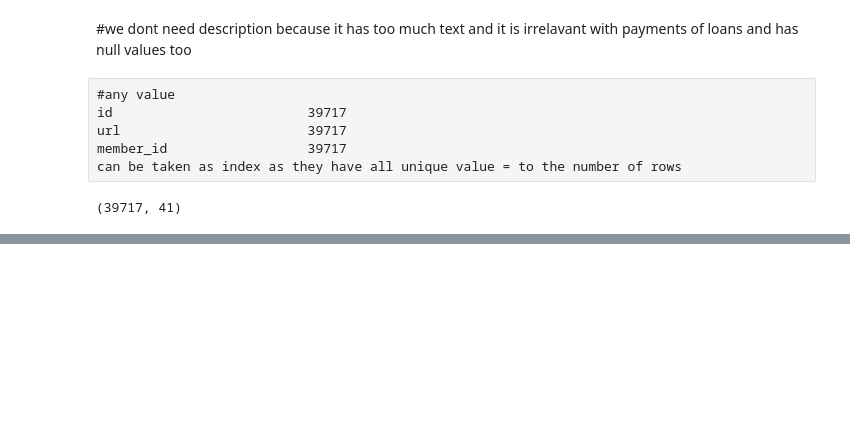
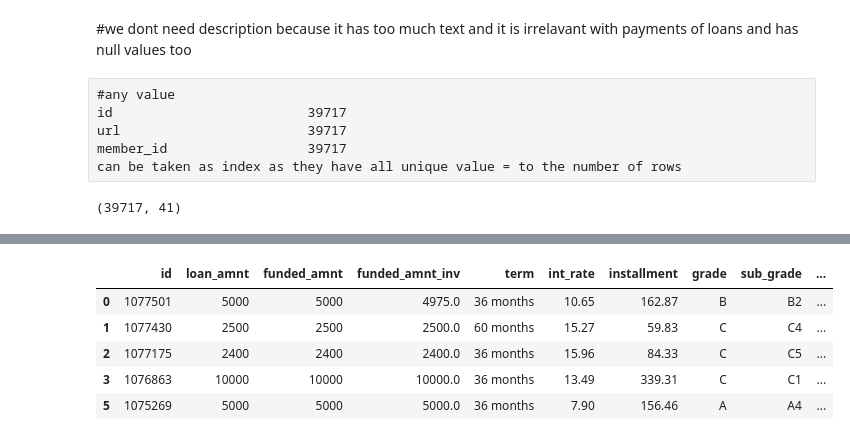
Before and after one commit to aakaakar/DataAnalysisGroup, a Jupyter notebook: lendinclub.ipynb, the cells around one changed output, grey strips where cells are left out. Saved outputs shown, nothing was run; the diff lists cells and outputs as text; code cells hidden in the pictures; blank space fills up the shorter version.

Commit message:
adding more formatting

```diff
--- a/lendinclub.ipynb
+++ b/lendinclub.ipynb
@@ -204,0 +280,17 @@ data.shape
+# %%
+data['issue_d'] = pd.to_datetime(data.issue_d, format='%b-%y')
+#if there are any data before unix timestamp they are converted to 21 century values,
+#so subtracting values more than 2020  with 100 will give more actual time
+data['issue_d'] = data['issue_d'].apply(lambda x: x-pd.DateOffset(years=100) if x.year > 2020 else x)
+
+data['earliest_cr_line'] = pd.to_datetime(data.earliest_cr_line, format='%b-%y')
+data['earliest_cr_line'] = data['earliest_cr_line'].apply(lambda x: x-pd.DateOffset(years=100) if x.year > 2020 else x)
+# %%
+data.head()
+# %% [output]
+|  | id | loan_amnt | funded_amnt | funded_amnt_inv | term | int_rate | installment | grade | sub_grade | ... |
+| 0 | 1077501 | 5000 | 5000 | 4975.0 | 36 months | 10.65 | 162.87 | B | B2 | ... |
+| 1 | 1077430 | 2500 | 2500 | 2500.0 | 60 months | 15.27 | 59.83 | C | C4 | ... |
+| 2 | 1077175 | 2400 | 2400 | 2400.0 | 36 months | 15.96 | 84.33 | C | C5 | ... |
+| 3 | 1076863 | 10000 | 10000 | 10000.0 | 36 months | 13.49 | 339.31 | C | C1 | ... |
+| 5 | 1075269 | 5000 | 5000 | 5000.0 | 36 months | 7.90 | 156.46 | A | A4 | ... |
```
Also changed, not shown: parts of 30 cells of this notebook.
